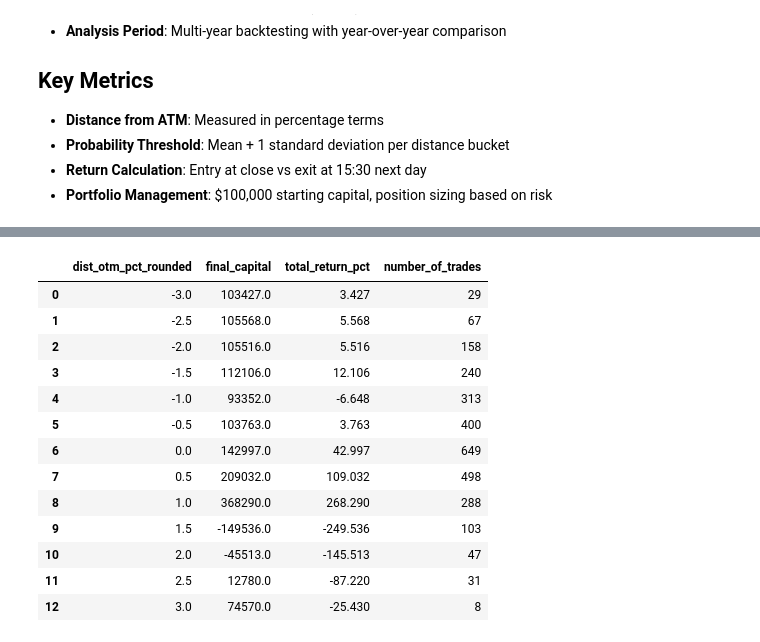
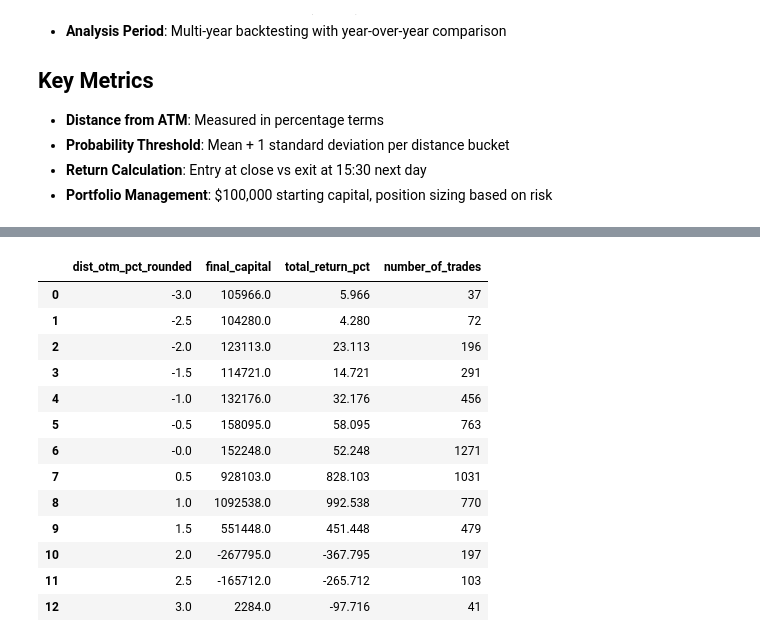
Before and after one commit to ejaxDev/option_model, a Jupyter notebook: option_model_analysis.ipynb, the cells around one changed output, grey strips where cells are left out. Saved outputs shown, nothing was run; the diff lists cells and outputs as text; code cells hidden in the pictures.

```diff
--- a/option_model_analysis.ipynb
+++ b/option_model_analysis.ipynb
@@ -144,6 +144,6 @@ Name: side, Length: 53158, dtype: object
 # %%
 ret_df = ret_df.sort_values(
-    ['dist_otm_pct_rounded', 'side', 'datetime']
+    ['dist_otm_pct_rounded', 'datetime', 'side']
 )
 
 # Extract trading date
@@ -162,45 +162,57 @@ otm_ret = dict(tuple(
     filtered.groupby('dist_otm_pct_rounded')
 ))
 # %%
+import pandas as pd
+import matplotlib.pyplot as plt
+
 summary = []
 equity_curves = {}
-for dist, g in otm_ret.items():
 
-    start_capital = 100000  # $100,000 starting capital
-    g = g.reset_index(drop=True)
-    day_amt = None
-    dates = set()
-    datetimes = []
-    equity_path = []
-    g = g.sort_values('datetime')
-    for i in range(len(g)):
+# 1. Group by OTM distance
+for dist, g in filtered.groupby('dist_otm_pct_rounded'):
+    # Ensure chronological order for the cumulative sum to work
+    g = g.sort_values('datetime').copy()
 
-        entry = g.loc[i, 'close_in_cents'] / 100    #convert cents to dollars
-        exit_ = g.loc[i, 'price_at_15_30'] / 100    # also in cents
-        date = g.loc[i, 'date']
-        if entry <= 0 or exit_ <= 0:
-            continue
-        trade_amount = 5000
+    # Vectorized PnL Calculation
+    # Note: Using .values or .to_numpy() helps avoid index misalignment
+    entries = g['close_in_cents'].values / 100
+    exits = g['price_at_15_30'].values / 100
 
-        # cost per contract in dollars = entry
-        contracts = int(trade_amount / (entry*100))
-        print(contracts)
-        if contracts > 3000:
-            print(f"Skipping trade at index {i} for dist {dist} due to insufficient capital for even 1 contract.")
-            continue
+    # Filter out invalid prices
+    valid_mask = (entries > 0) & (exits > 0)
+    g = g[valid_mask].copy()
+    entries = entries[valid_mask]
+    exits = exits[valid_mask]
 
-        pnl = 100*contracts*(exit_ - entry)
-        start_capital += pnl
-        equity_path.append(start_capital)
-        datetimes.append(g.loc[i, 'datetime'])
-    equity_curves[dist] = pd.Series(equity_path, index=datetimes)
+    trade_amount = 5000
+    # Calculate contracts: floor division to simulate real trading
+    # We use 100 because 1 option contract usually controls 100 shares
+    contracts = (trade_amount / (entries * 100)).astype(int)
+
+    # Calculate PnL per trade
+    # PnL = contracts * 100 * (Price Change)
+    g['pnl'] = 100 * contracts * (exits - entries)
+
+    # Group by datetime in case there are multiple trades (Call + Put) at once
+    daily_pnl = g.groupby('datetime')['pnl'].sum().sort_index()
+
+    # Calculate the Equity Curve
+    initial_capital = 100000
+    curve = initial_capital + daily_pnl.cumsum()
+
+    # Add a starting point at the first date - 1 second so it starts at $100k
+    start_point = pd.Series([initial_capital], index=[daily_pnl.index[0] - pd.Timedelta(seconds=1)])
+    full_curve = pd.concat([start_point, curve])
+
+    equity_curves[dist] = full_curve
+
     summary.append({
         'dist_otm_pct_rounded': dist,
-        'final_capital': start_capital,
-        'total_return_pct': (start_capital - 100000) / 100000 * 100,
-        'number_of_trades': len(equity_path)
+        'final_capital': full_curve.iloc[-1],
+        'total_return_pct': (full_curve.iloc[-1] - initial_capital) / initial_capital * 100,
+        'number_of_trades': len(g)
+    })
 
-    })
 
 summary_df = pd.DataFrame(summary).sort_values("dist_otm_pct_rounded")
 summary_df
@@ -225,15 +220,15 @@ Skipping trade at index 14 for dist 3.0 due to insufficient capital for even 1 c
 |  | dist_otm_pct_rounded | final_capital | total_return_pct | number_of_trades |
-| 0 | -3.0 | 103427.0 | 3.427 | 29 |
-| 1 | -2.5 | 105568.0 | 5.568 | 67 |
-| 2 | -2.0 | 105516.0 | 5.516 | 158 |
-| 3 | -1.5 | 112106.0 | 12.106 | 240 |
-| 4 | -1.0 | 93352.0 | -6.648 | 313 |
-| 5 | -0.5 | 103763.0 | 3.763 | 400 |
-| 6 | 0.0 | 142997.0 | 42.997 | 649 |
-| 7 | 0.5 | 209032.0 | 109.032 | 498 |
-| 8 | 1.0 | 368290.0 | 268.290 | 288 |
-| 9 | 1.5 | -149536.0 | -249.536 | 103 |
-| 10 | 2.0 | -45513.0 | -145.513 | 47 |
-| 11 | 2.5 | 12780.0 | -87.220 | 31 |
-| 12 | 3.0 | 74570.0 | -25.430 | 8 |
+| 0 | -3.0 | 105966.0 | 5.966 | 37 |
+| 1 | -2.5 | 104280.0 | 4.280 | 72 |
+| 2 | -2.0 | 123113.0 | 23.113 | 196 |
+| 3 | -1.5 | 114721.0 | 14.721 | 291 |
+| 4 | -1.0 | 132176.0 | 32.176 | 456 |
+| 5 | -0.5 | 158095.0 | 58.095 | 763 |
+| 6 | -0.0 | 152248.0 | 52.248 | 1271 |
+| 7 | 0.5 | 928103.0 | 828.103 | 1031 |
+| 8 | 1.0 | 1092538.0 | 992.538 | 770 |
+| 9 | 1.5 | 551448.0 | 451.448 | 479 |
+| 10 | 2.0 | -267795.0 | -367.795 | 197 |
+| 11 | 2.5 | -165712.0 | -265.712 | 103 |
+| 12 | 3.0 | 2284.0 | -97.716 | 41 |
 # %%
```
Also changed, not shown: parts of 6 cells of this notebook, 2 other files.
